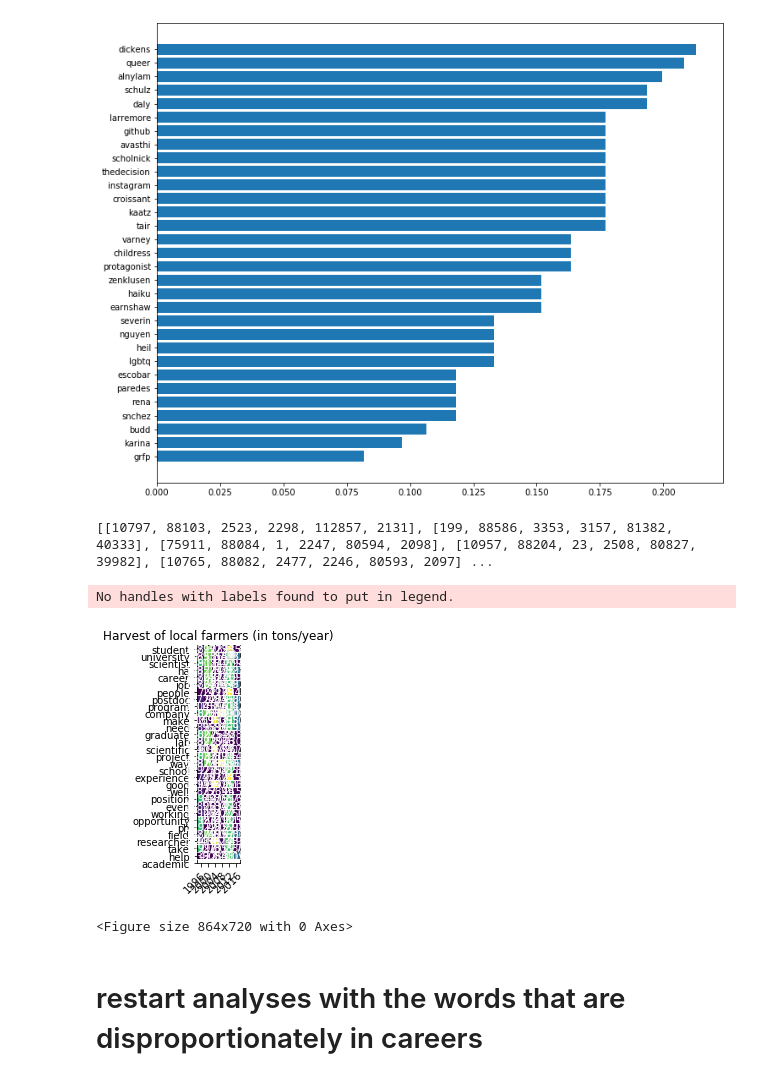
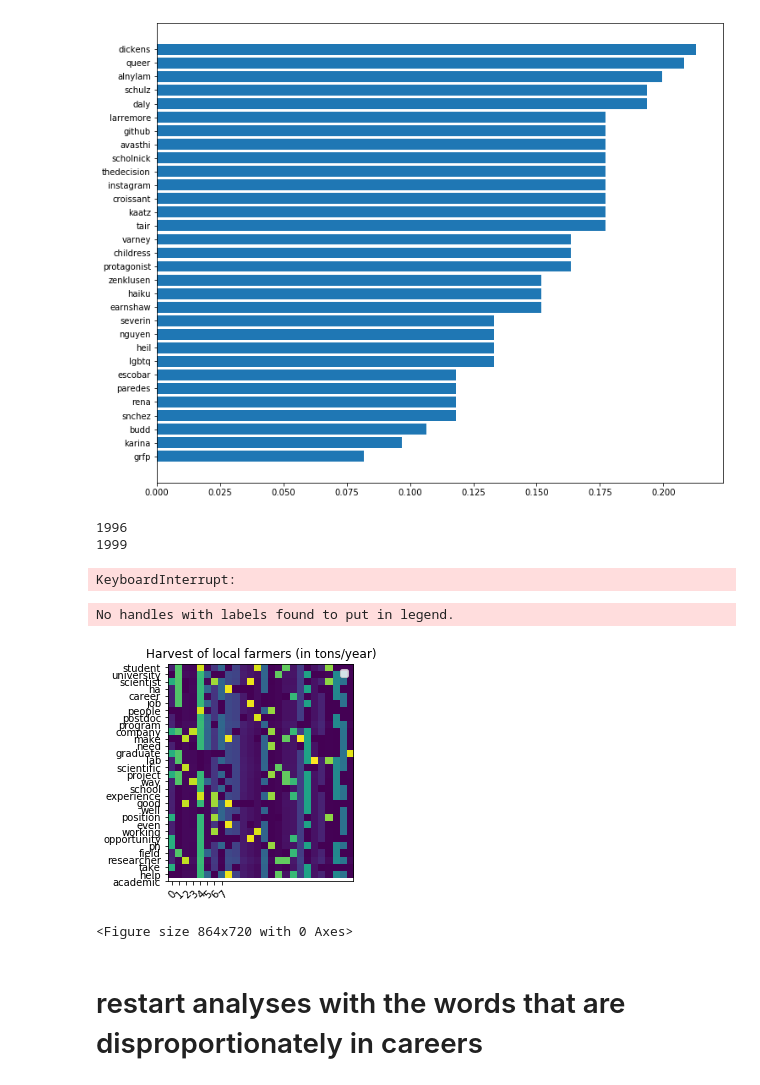
Before and after one commit to crboothb/sciencemag-careers-analysis, a Jupyter notebook: scripts/frequency.ipynb, the cells around one changed output. Cells and saved outputs as stored; diff of their text form; code cells hidden in the pictures.

Commit message:
rank array work

```diff
--- a/scripts/frequency.ipynb
+++ b/scripts/frequency.ipynb
@@ -340,9 +336,13 @@ def word_rank_facets(facet_word_dict, rank_dict):
             rank_dict[key].append(len(facet_rank_dict)+1)
     return(rank_dict)
 # %%
+rank_dict = {}
+for key in word_dict:
+    rank_dict[key]=[]
+
 # comp_prop_workflow(df=full_df, n_facets=2, extras=extra_stops, total=total, prop_dict=word_prop, lemm=True)
 df=full_df
-n_facets=12
+n_facets=8
 extras=extra_stops
 total=total
 # prop_dict=word_prop
@@ -365,6 +365,7 @@ for i in range(n_facets):
     facets[start] = df[(df.year<=start) & (df.year <end)]
 
 for key in facets:
+    print(key)
 
     text_list = facets[key]["text"]
 
@@ -401,42 +402,44 @@ for word in top["word"][:30]:
 
 print(top["ranks"])
 # %% [output]
-[[10797, 88103, 2523, 2298, 112857, 2131], [199, 88586, 3353, 3157, 81382, 40333], [75911, 88084, 1, 2247, 80594, 2098], [10957, 88204, 23, 2508, 80827, 39982], [10765, 88082, 2477, 2246, 80593, 2097] ...
+1996
+1999
+KeyboardInterrupt:
 # %%
 rank_array = np.array(top["ranks"])
 # print(rank_array)
 top_words = top["word"]
 # year_blocks = ["1996","2008"]
 year_blocks = top["years"]
 
 fig, ax = plt.subplots()
 im = ax.imshow(rank_array)
 
 # We want to show all ticks...
 ax.set_xticks(np.arange(len(year_blocks)))
 ax.set_yticks(np.arange(len(top_words)))
 # ... and label them with the respective list entries
 ax.set_xticklabels(year_blocks)
 ax.set_yticklabels(top_words)
 
 # Rotate the tick labels and set their alignment.
 plt.setp(ax.get_xticklabels(), rotation=45, ha="right",
          rotation_mode="anchor")
 
 # Loop over data dimensions and create text annotations.
-for i in range(len(top_words)-1):
-    for j in range(len(year_blocks)):
-        text = ax.text(j, i, rank_array[i, j],
-                       ha="center", va="center", color="w")
+# for i in range(len(top_words)-1):
+#     for j in range(len(year_blocks)):
+#         text = ax.text(j, i, rank_array[i, j],
+#                        ha="center", va="center", color="w")
 
 plt.figure(figsize=(12, 10))
 ax.set_title("Harvest of local farmers (in tons/year)")
 ax.legend()
 # fig.tight_layout()
 plt.show()
 # %% [output]
 No handles with labels found to put in legend.
-[figure, old version]
+[figure, new version]
 <Figure size 864x720 with 0 Axes>
 # %% [markdown]
 # restart analyses with the words that are disproportionately in careers
```
Also changed, not shown: parts of 1 cell of this notebook.
